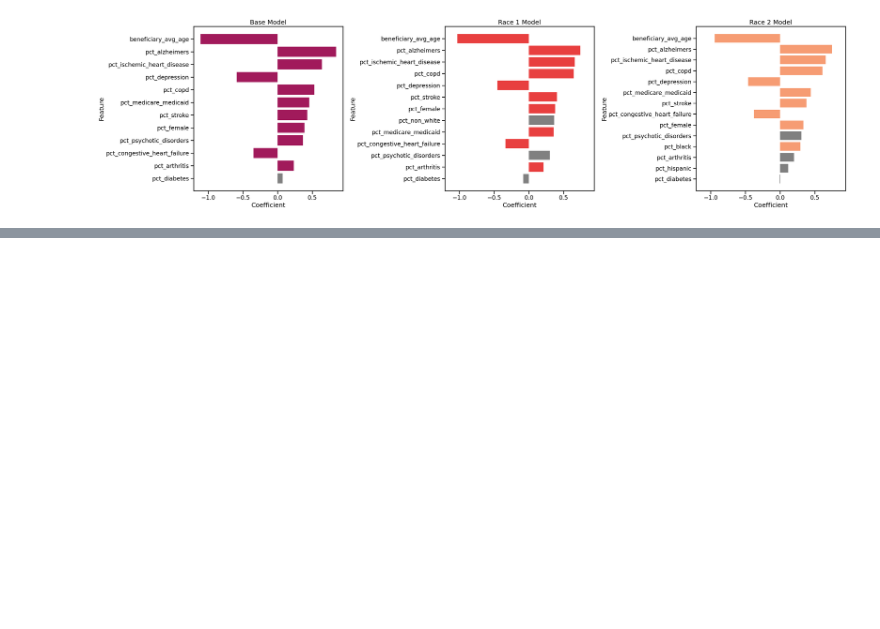
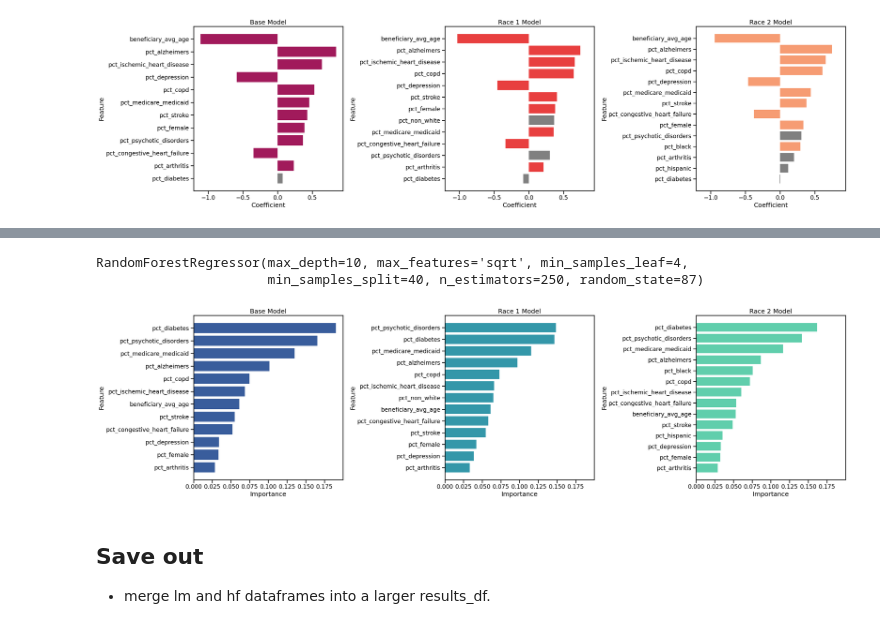
Before and after one commit to DS4A-2023-Team-20/ca-sdoh, a Jupyter notebook: code/jess/run_hf_models.ipynb, the cells around one changed output, grey strips where cells are left out. Cells and saved outputs as stored; diff of their text form; code cells hidden in the pictures; blank space fills up the shorter version.

```diff
--- a/code/jess/run_hf_models.ipynb
+++ b/code/jess/run_hf_models.ipynb
@@ -227,0 +491,32 @@ plt.tight_layout()
+# %%
+# Initialize the random forest model for each model with the best params & fit
+## BASE
+rf_base = RandomForestRegressor(random_state=87, **base_grid_search.best_params_)
+rf_base.fit(X_base, y)
+
+## RACE 1
+rf_race_1 = RandomForestRegressor(random_state=87, **race_1_grid_search.best_params_)
+rf_race_1.fit(X_race_1, y)
+
+## RACE 2
+rf_race_2 = RandomForestRegressor(random_state=87, **race_2_grid_search.best_params_)
+rf_race_2.fit(X_race_2, y)
+# %% [output]
+RandomForestRegressor(max_depth=10, max_features='sqrt', min_samples_leaf=4,
+                      min_samples_split=40, n_estimators=250, random_state=87)
+# %%
+fig, ax = plt.subplots(1, 3, figsize=(30, 8), sharex=True)
+
+plot_rf_importances(rf_base, X_base, ax=ax[0], color=rfpal[1], title="Base Model")
+plot_rf_importances(rf_race_1, X_race_1, ax=ax[1], color=rfpal[2], title="Race 1 Model")
+plot_rf_importances(rf_race_2, X_race_2, ax=ax[2], color=rfpal[3], title="Race 2 Model")
+
+
+plt.tight_layout()
+# %% [output]
+[figure, added]
+# %% [markdown]
+
+## Save out
+
+- merge lm and hf dataframes into a larger results_df.
```
Also changed, not shown: parts of 23 cells of this notebook, 11 other files.
